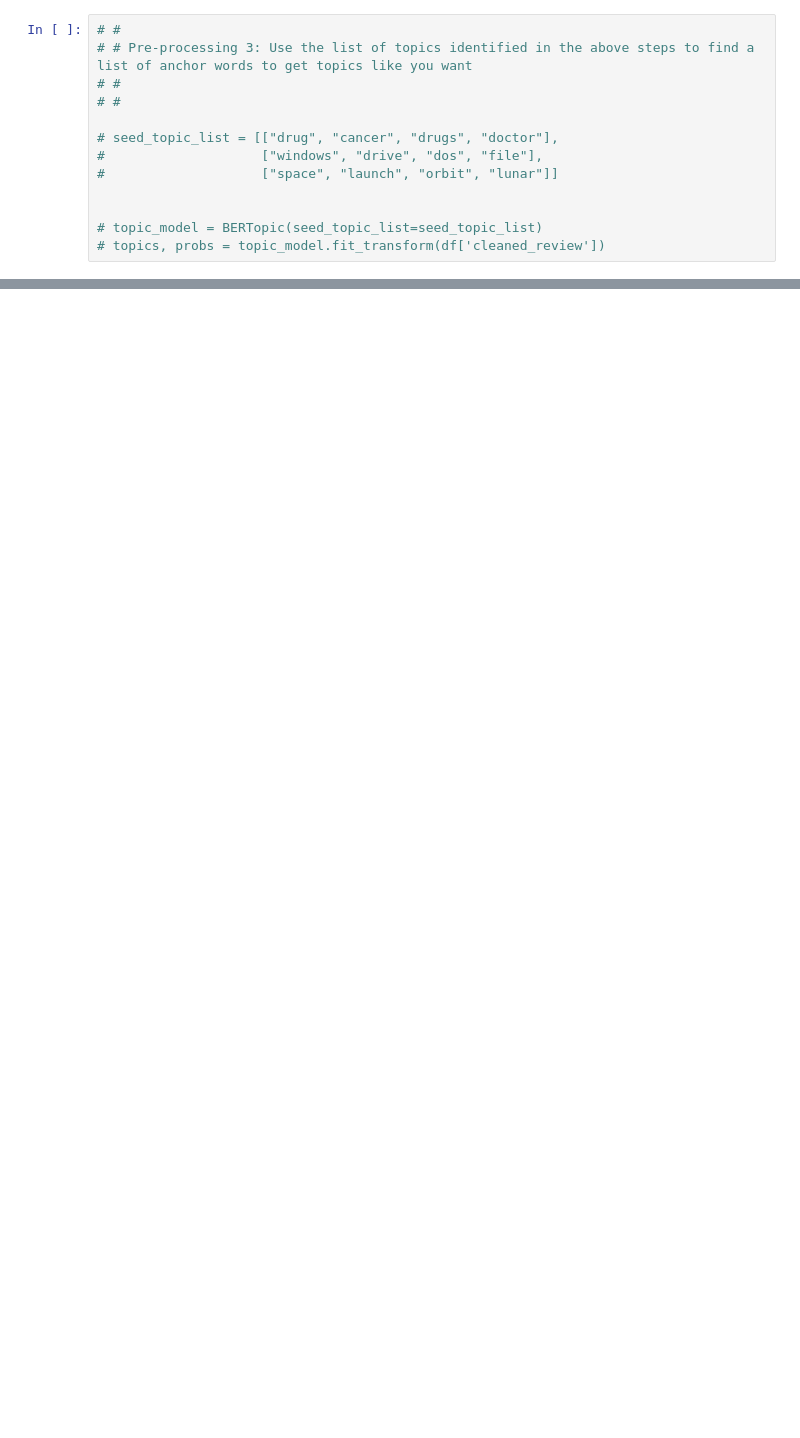
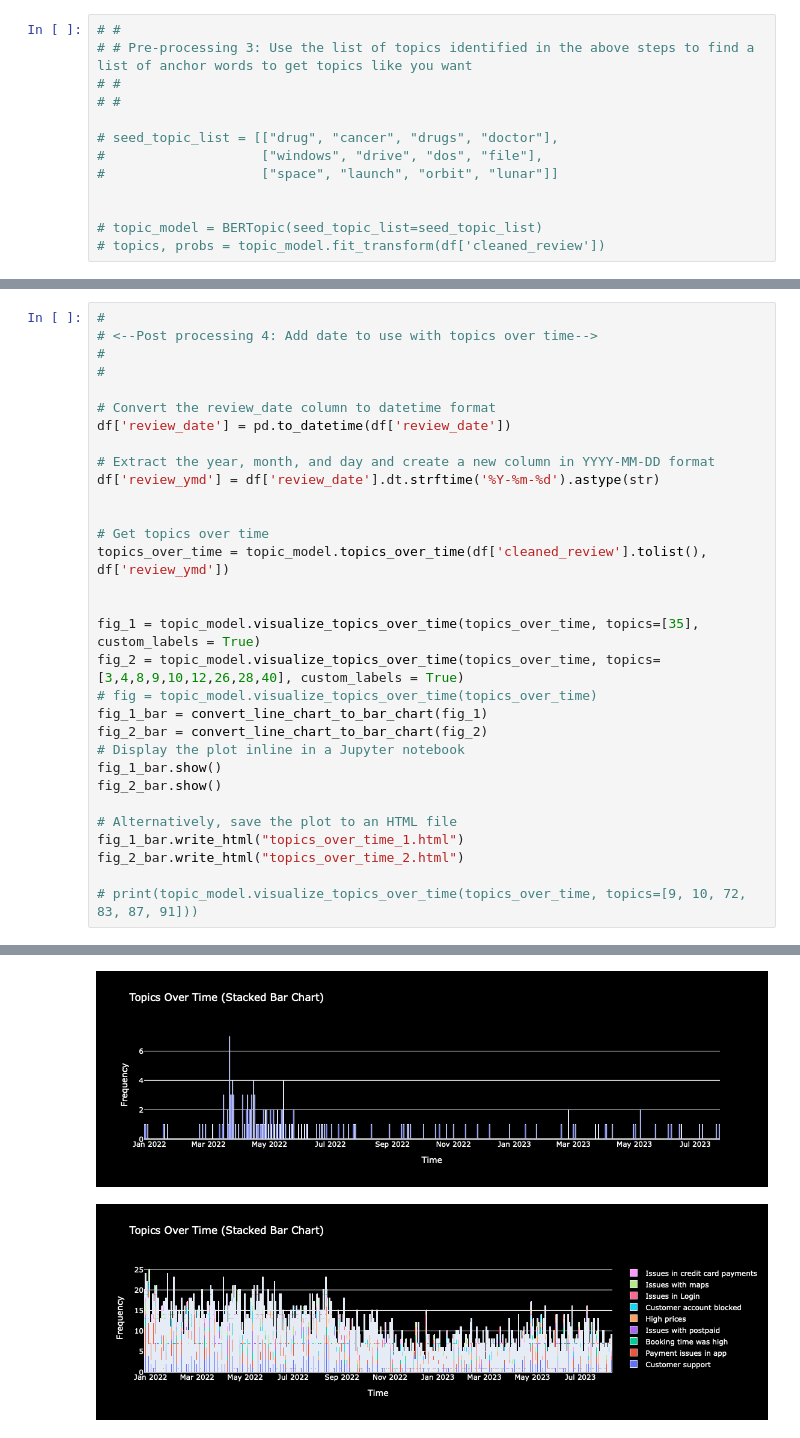
Before and after one commit to poonia232/guided-label-allocation-bertopic, a Jupyter notebook: taxi_app_review_classification.ipynb, the cells around one changed output, grey strips where cells are left out. Cells and saved outputs as stored; diff of their text form; blank space fills up the shorter version.

Commit message:
cleaned code with aux output files

```diff
--- a/taxi_app_review_classification.ipynb
+++ b/taxi_app_review_classification.ipynb
@@ -542,0 +374,32 @@ Topic 23: ['worst', 'app', 'service', 'drivers', 'ola', 'time', 'experience', 'd
+# %%
+#
+# <--Post processing 4: Add date to use with topics over time-->
+#
+#
+
+# Convert the review_date column to datetime format
+df['review_date'] = pd.to_datetime(df['review_date'])
+
+# Extract the year, month, and day and create a new column in YYYY-MM-DD format
+df['review_ymd'] = df['review_date'].dt.strftime('%Y-%m-%d').astype(str)
+
+
+# Get topics over time
+topics_over_time = topic_model.topics_over_time(df['cleaned_review'].tolist(), df['review_ymd'])
+
+
+fig_1 = topic_model.visualize_topics_over_time(topics_over_time, topics=[35], custom_labels = True)
+fig_2 = topic_model.visualize_topics_over_time(topics_over_time, topics=[3,4,8,9,10,12,26,28,40], custom_labels = True)
+# fig = topic_model.visualize_topics_over_time(topics_over_time)
+fig_1_bar = convert_line_chart_to_bar_chart(fig_1)
+fig_2_bar = convert_line_chart_to_bar_chart(fig_2)
+# Display the plot inline in a Jupyter notebook
+fig_1_bar.show()
+fig_2_bar.show()
+
+# Alternatively, save the plot to an HTML file
+fig_1_bar.write_html("topics_over_time_1.html")
+fig_2_bar.write_html("topics_over_time_2.html")
+
+# print(topic_model.visualize_topics_over_time(topics_over_time, topics=[9, 10, 72, 83, 87, 91]))
+# %% [output]
@@ -542,0 +407,2 @@ Topic 23: ['worst', 'app', 'service', 'drivers', 'ola', 'time', 'experience', 'd
+[figure, added]
+[figure, added]
```
Also changed, not shown: parts of 18 cells of this notebook, 9 other files.
